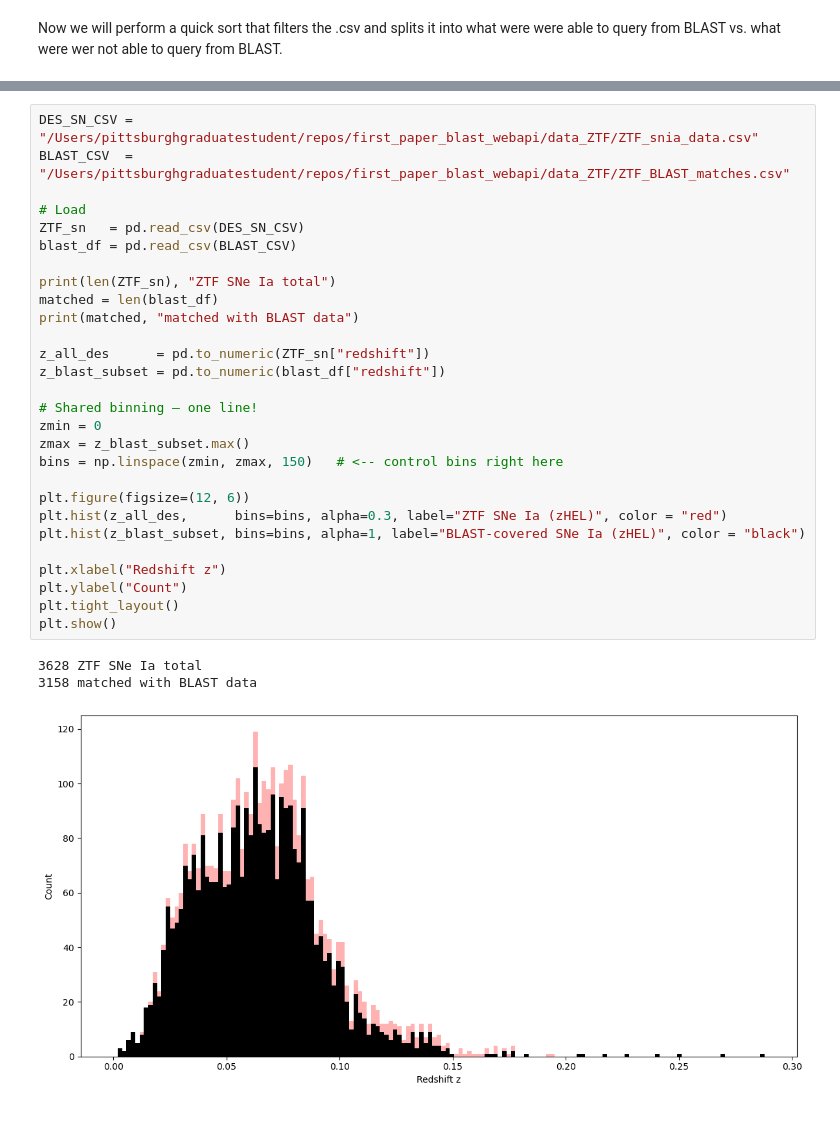
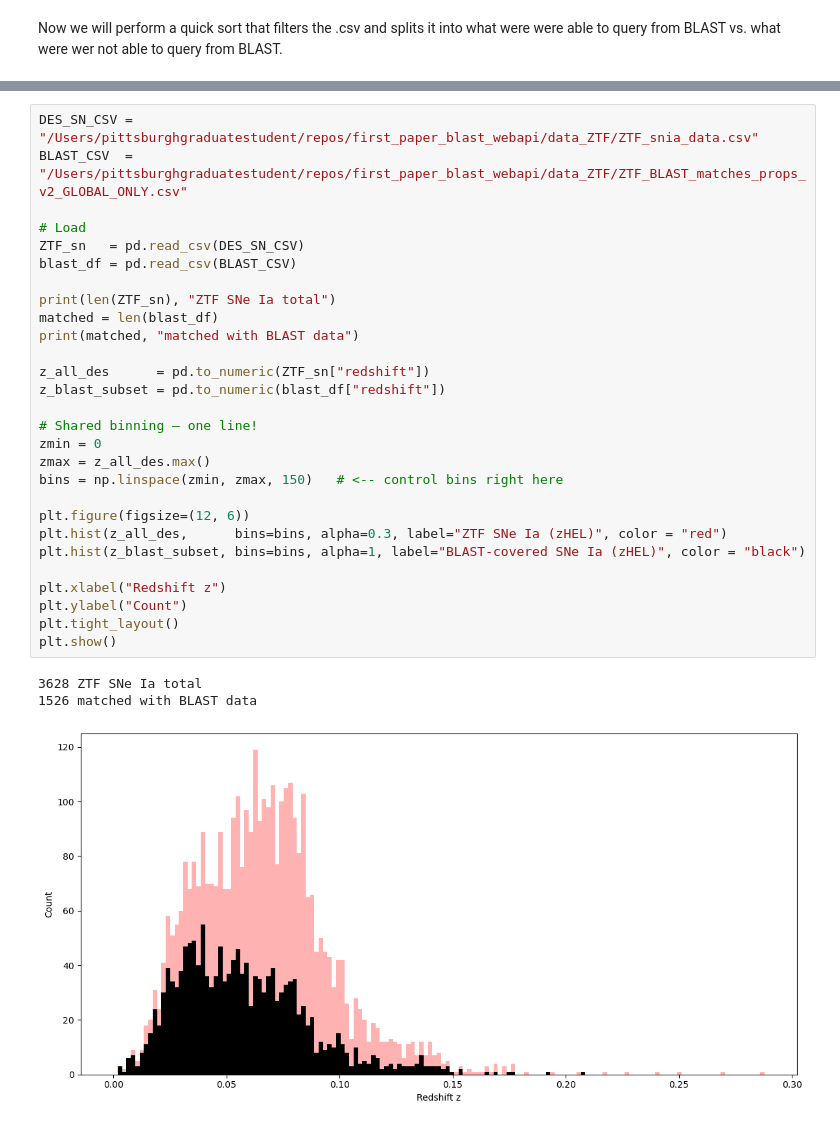
Before and after one commit to chernya4/first_paper_blast_webapi, a Jupyter notebook: api_q_onBLAST_ZTF.ipynb, the cells around one changed output, grey strips where cells are left out. Saved outputs shown, nothing was run; the diff lists cells and outputs as text.

Commit message:
Ended Up Redoing and Refining The BLAST Matching for ZTF

```diff
--- a/api_q_onBLAST_ZTF.ipynb
+++ b/api_q_onBLAST_ZTF.ipynb
@@ -200,32 +504,32 @@ plt.show()
 # %%
 DES_SN_CSV = "/Users/pittsburghgraduatestudent/repos/first_paper_blast_webapi/data_ZTF/ZTF_snia_data.csv"
-BLAST_CSV  = "/Users/pittsburghgraduatestudent/repos/first_paper_blast_webapi/data_ZTF/ZTF_BLAST_matches.csv"
+BLAST_CSV  = "/Users/pittsburghgraduatestudent/repos/first_paper_blast_webapi/data_ZTF/ZTF_BLAST_matches_props_v2_GLOBAL_ONLY.csv"
 
 # Load
 ZTF_sn   = pd.read_csv(DES_SN_CSV)
 blast_df = pd.read_csv(BLAST_CSV)
 
 print(len(ZTF_sn), "ZTF SNe Ia total")
 matched = len(blast_df)
 print(matched, "matched with BLAST data")
 
 z_all_des      = pd.to_numeric(ZTF_sn["redshift"])
 z_blast_subset = pd.to_numeric(blast_df["redshift"])
 
 # Shared binning — one line!
 zmin = 0
-zmax = z_blast_subset.max()
+zmax = z_all_des.max()
 bins = np.linspace(zmin, zmax, 150)   # <-- control bins right here
 
 plt.figure(figsize=(12, 6))
 plt.hist(z_all_des,      bins=bins, alpha=0.3, label="ZTF SNe Ia (zHEL)", color = "red")
 plt.hist(z_blast_subset, bins=bins, alpha=1, label="BLAST-covered SNe Ia (zHEL)", color = "black")
 
 plt.xlabel("Redshift z")
 plt.ylabel("Count")
 plt.tight_layout()
 plt.show()
 # %% [output]
 3628 ZTF SNe Ia total
-3158 matched with BLAST data
+1526 matched with BLAST data
-[figure, old version]
+[figure, new version]
```
Also changed, not shown: parts of 16 cells of this notebook, 10 other files.
